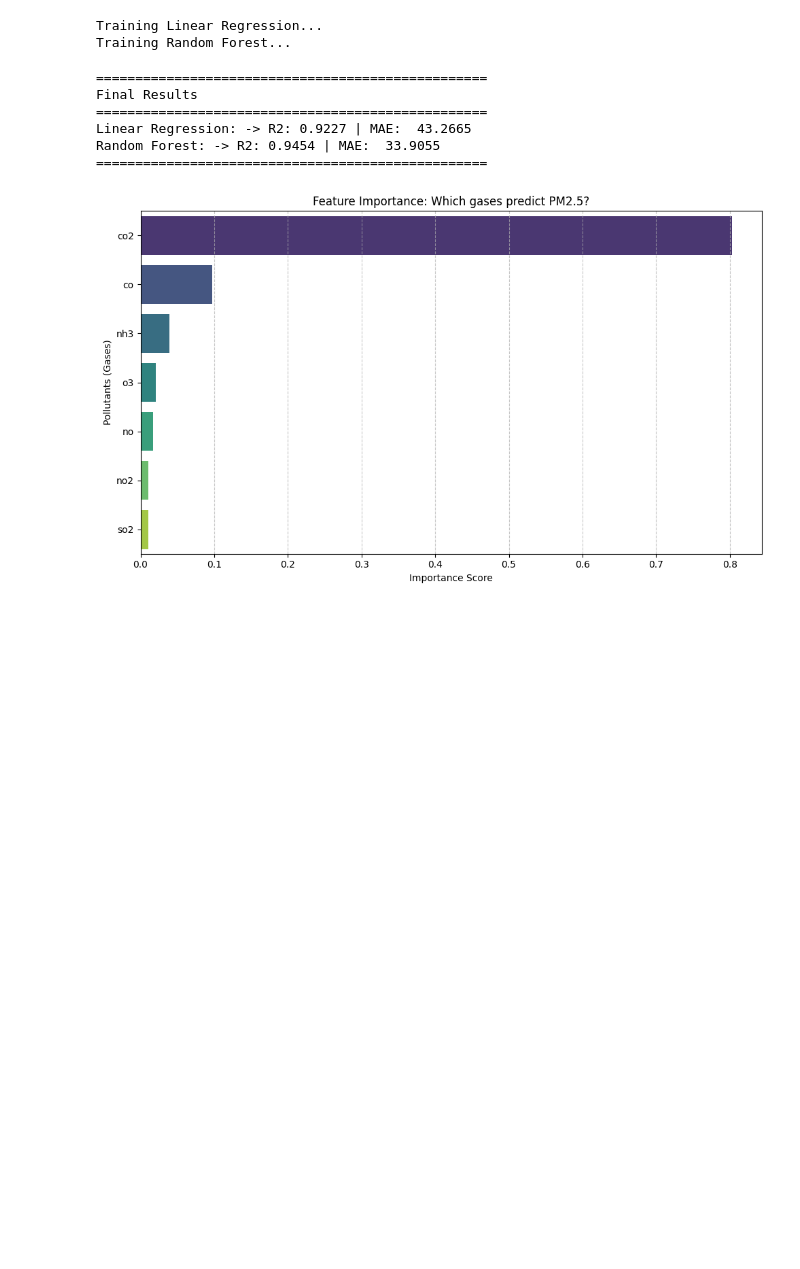
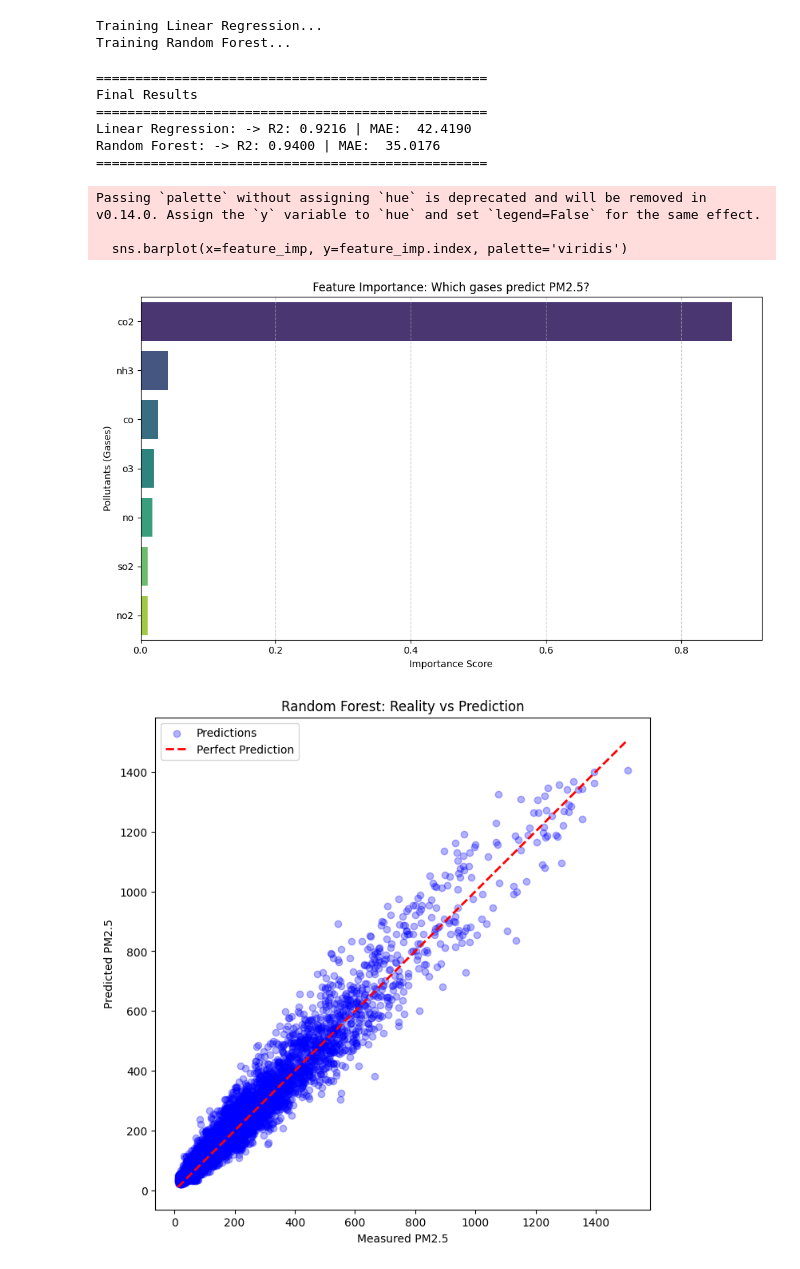
Before and after one commit to viviantram03/labb-1, a Jupyter notebook: AI_final_project.ipynb, the cells around one changed output. Saved outputs shown, nothing was run; the diff lists cells and outputs as text; code cells hidden in the pictures; blank space fills up the shorter version.

```diff
--- a/AI_final_project.ipynb
+++ b/AI_final_project.ipynb
@@ -15,14 +14,30 @@ from sklearn.metrics import r2_score, mean_absolute_error
 df = pd.read_csv('Air_Pollution_data.csv')
 # %%
 # select features (pollutants) and target (PM2.5)
-# use other pollutants to infer PM2.5 levels
+# pm10 is excluded to prevent data leakage
 features = ['co', 'no', 'no2', 'o3', 'so2','nh3', 'co2']
 target = 'pm2_5';
 
 # drop rows with missing values to ensure clean training data
 data = df[features + [target]].dropna()
 
+# check correlation to see relationship before training
+# this helps us understand if features overlap too much (multicollinearity)
+plt.figure(figsize=(10,8))
+sns.heatmap(data.corr(), annot=True, cmap='coolwarm', fmt=".2f")
+plt.title("Correlation Matrix")
+plt.show()
+
 # split data into training (70%) and testing (30%) sets
+# using chronological split to handle time-series data correctly
 X = data[features]
 y = data[target]
-X_train, X_test, y_train, y_test = train_test_split(X, y, test_size = 0.3, random_state=42)
+
+split_index = int(0.7 * len(data))
+X_train = X.iloc[:split_index]
+X_test = X.iloc[split_index:]
+y_train = y.iloc[:split_index]
+y_test = y.iloc[split_index:]
+
+print(f"Training samples: {len(X_train)}")
+print(f"Testing samples: {len(X_test)}")
@@ -63,24 +82,38 @@ print("="*50)
 ==================================================
 Final Results
 ==================================================
-Linear Regression: -> R2: 0.9227 | MAE:  43.2665
-Random Forest: -> R2: 0.9454 | MAE:  33.9055
+Linear Regression: -> R2: 0.9216 | MAE:  42.4190
+Random Forest: -> R2: 0.9400 | MAE:  35.0176
 ==================================================
 # %%
-# visualization (analysis)
+# visualization 1: feature importance
 
-# plotting feature importance to see which pollutants drive PM2.5 levels
+# plotting which pollutants drive pm2.5 levels
 plt.figure(figsize=(10,6))
-
 feature_imp = pd.Series(rf.feature_importances_, index=features).sort_values(ascending=False)
-
-sns.barplot(x=feature_imp, y=feature_imp.index, palette='viridis', hue=feature_imp.index, legend=False)
-
+sns.barplot(x=feature_imp, y=feature_imp.index, palette='viridis')
 plt.title('Feature Importance: Which gases predict PM2.5?')
 plt.xlabel('Importance Score')
 plt.ylabel('Pollutants (Gases)')
 plt.grid(axis='x', linestyle='--', alpha=0.7)
 plt.tight_layout()
 plt.show()
+
+# visualization 2: error analysis
+
+# plotting predicted vs actual values to see how model handles peaks
+
+plt.figure(figsize=(8,8))
+plt.scatter(y_test, y_pred_rf, alpha=0.3, color='blue', label='Predictions')
+plt.plot([y_test.min(), y_test.max()], [y_test.min(), y_test.max()], 'r--', lw=2, label='Perfect Prediction')
+plt.xlabel('Measured PM2.5')
+plt.ylabel('Predicted PM2.5')
+plt.title('Random Forest: Reality vs Prediction')
+plt.legend()
+plt.show()
 # %% [output]
+Passing `palette` without assigning `hue` is deprecated and will be removed in v0.14.0. Assign the `y` variable to `hue` and set `legend=False` for the same effect.
+
+  sns.barplot(x=feature_imp, y=feature_imp.index, palette='viridis')
-[figure, old version]
+[figure, new version]
+[figure, added]
```
Also changed, not shown: parts of 2 cells of this notebook.
